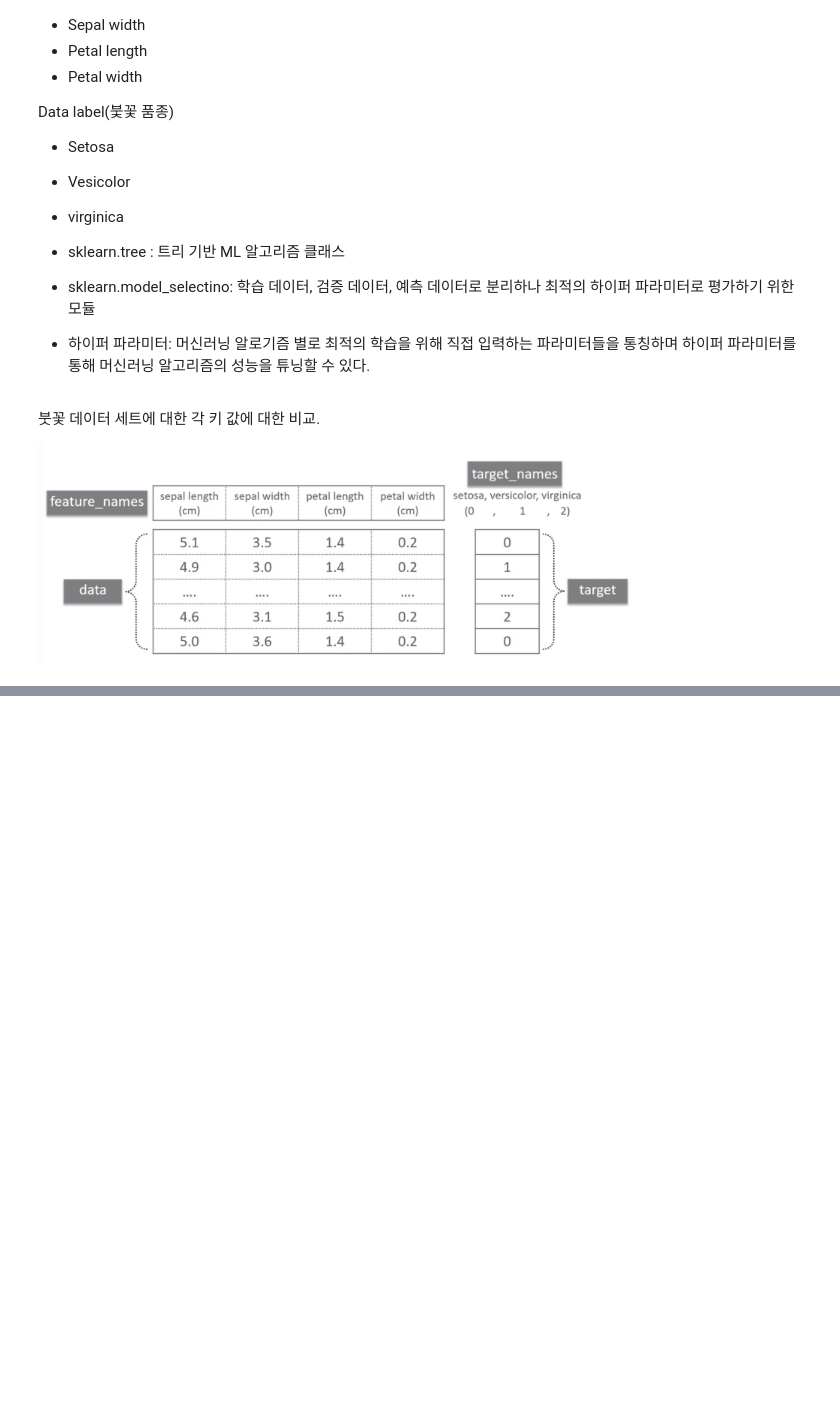
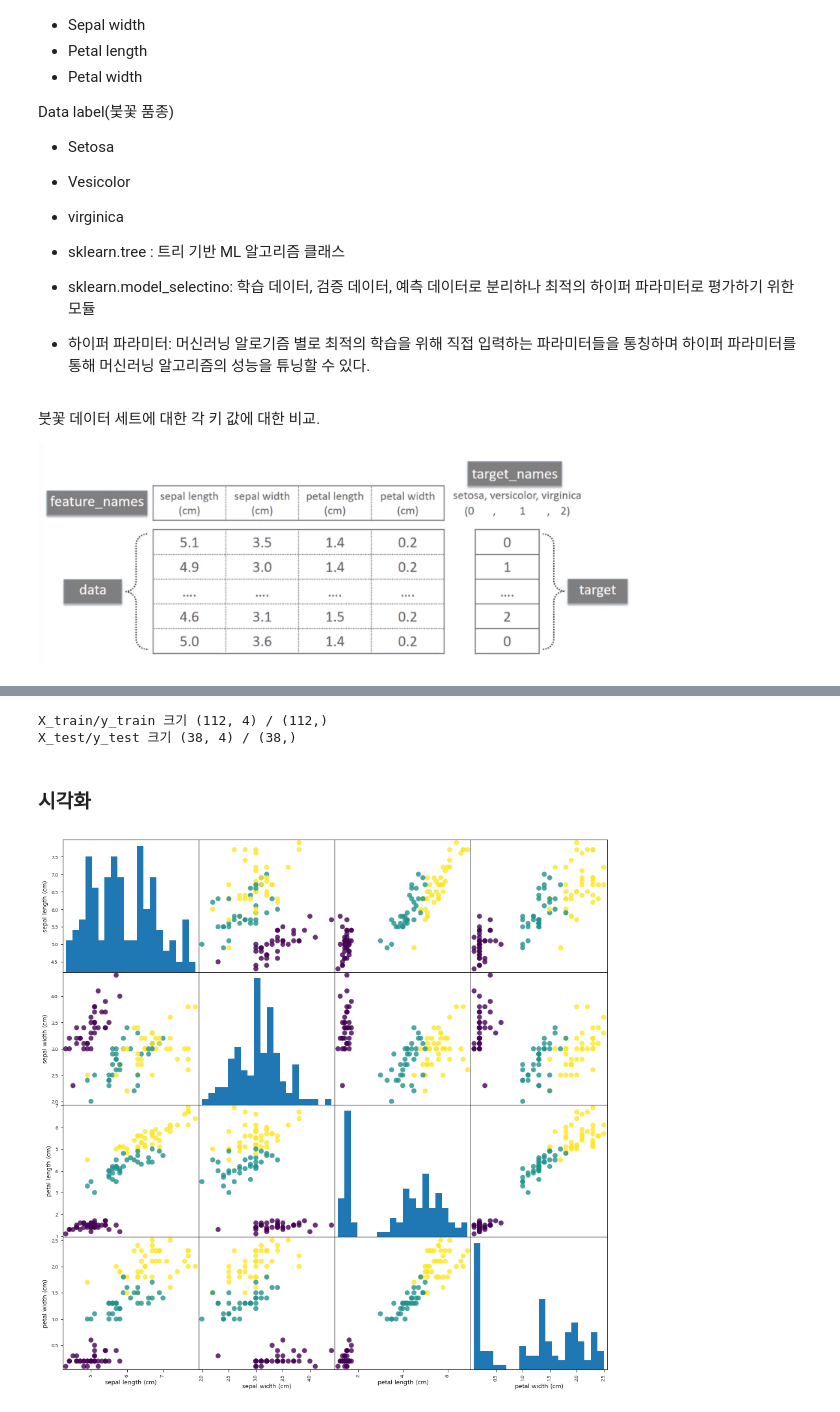
Before and after one commit to qkboo/lecture_ai, a Jupyter notebook: day5/sklearn-DecisionTree-copy.ipynb, the cells around one changed output, grey strips where cells are left out. Drawn from its saved outputs; the diff is of its cells as text; code cells hidden in the pictures; blank space fills up the shorter version.

```diff
--- a/day5/sklearn-DecisionTree-copy.ipynb
+++ b/day5/sklearn-DecisionTree-copy.ipynb
@@ -121,3 +126,6 @@ Data label(붗꽃 품종)
 
 
 <img src='attachment:26dddd4f-7f07-456c-a997-b926e07d0f28.png' width='600'>
+# %%
+from sklearn.datasets import load_iris
+iris_dataset = load_iris()
@@ -123,0 +208,25 @@ Data label(붗꽃 품종)
+# %%
+from sklearn.model_selection import train_test_split
+
+X_train, X_test, y_train, y_test = train_test_split(
+    iris_dataset['data'], iris_dataset['target'], random_state=0)
+# %%
+print(f'X_train/y_train 크기 {X_train.shape} / {y_train.shape}')
+print(f'X_test/y_test 크기 {X_test.shape} / { y_test.shape}')
+# %% [output]
+X_train/y_train 크기 (112, 4) / (112,)
+X_test/y_test 크기 (38, 4) / (38,)
+# %% [markdown]
+### 시각화
+# %%
+df_X = pd.DataFrame(X_train, columns=iris_dataset.feature_names)
+# %%
+pd.plotting.scatter_matrix(df_X,
+                           c = y_train,
+                           figsize=(15, 15),
+                           marker='o',
+                           hist_kwds={'bins': 20},
+                           s=60, alpha=.8)
+plt.show()
+# %% [output]
+[figure, added]
```
Also changed, not shown: parts of 35 cells of this notebook.
